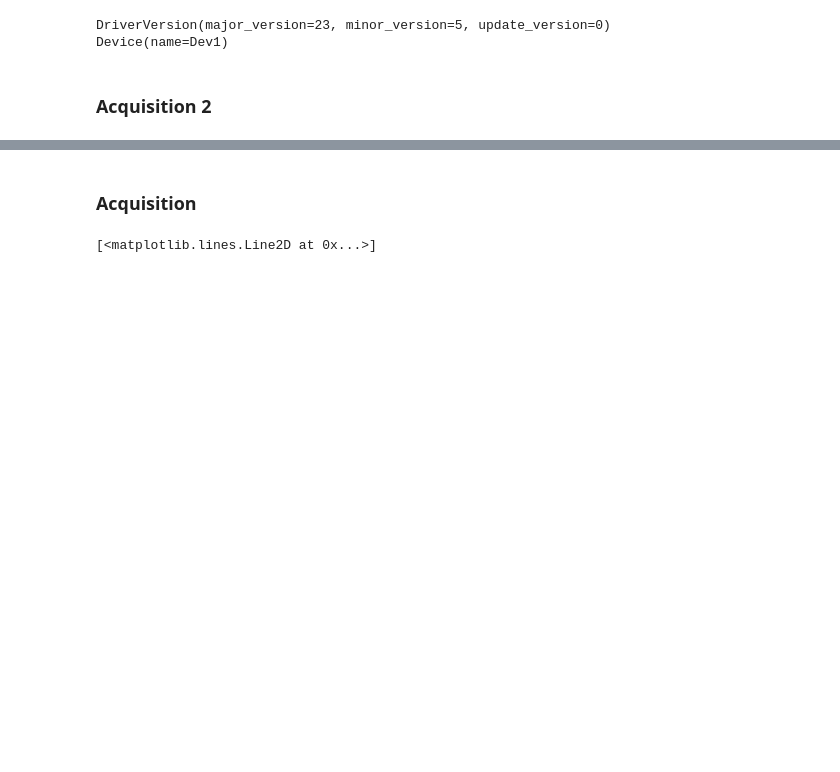
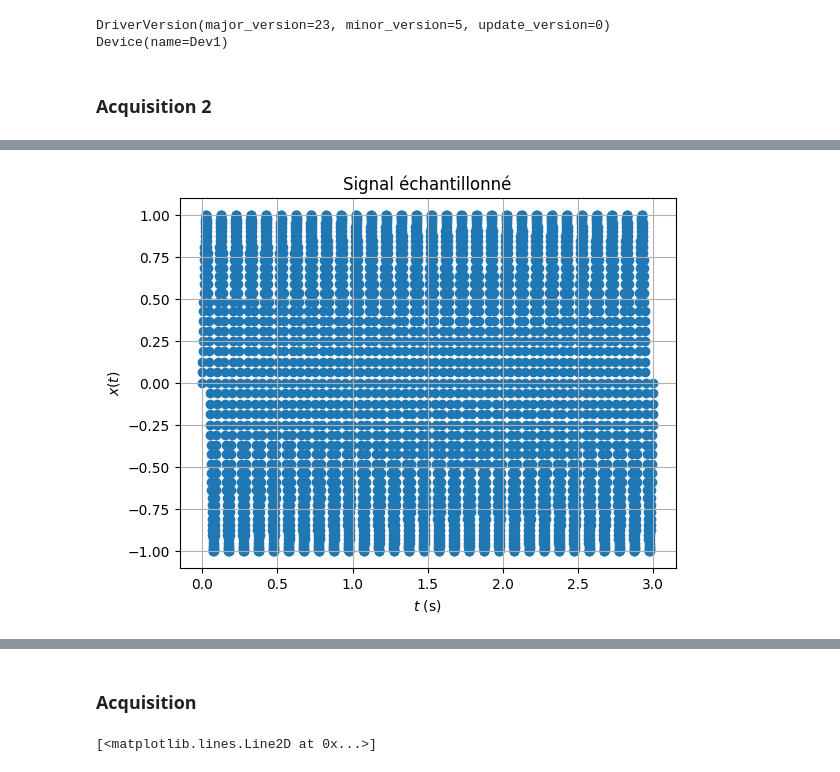
Before and after one commit to anaisalexia/Interface_Kundt_tube, a Jupyter notebook: Notebook_tx_test.ipynb, the cells around one changed output, grey strips where cells are left out. Cells and saved outputs as stored; diff of their text form; code cells hidden in the pictures; blank space fills up the shorter version.

```diff
--- a/Notebook_tx_test.ipynb
+++ b/Notebook_tx_test.ipynb
@@ -105,0 +138,25 @@ TypeError: 'NoneType' object cannot be interpreted as an integer
+# %%
+
+def x(t):
+    # Calcul du signal x(t) = sin(2*pi*t)
+    f = 10  # Fréquence du signal
+    A = 1  # Amplitude du signal
+    return A*np.sin(2*np.pi*f*t)
+
+
+# Échantillonnage du signal
+Durée = 3  # Durée du signal en secondes
+Te = 0.001  # Période d'échantillonnage en seconde
+N = int(Durée/Te) + 1  # Nombre de points du signal échantillonné
+te = np.linspace(0, Durée, N)  # Temps des échantillons
+x_e = x(te)
+
+# Tracé du signal
+plt.scatter(te, x_e, label="Signal échantillonné")
+plt.grid()
+plt.xlabel(r"$t$ (s)")
+plt.ylabel(r"$x(t)$")
+plt.title(r"Signal échantillonné")
+plt.show()
+# %% [output]
+[figure, added]
```
Also changed, not shown: parts of 13 cells of this notebook.
